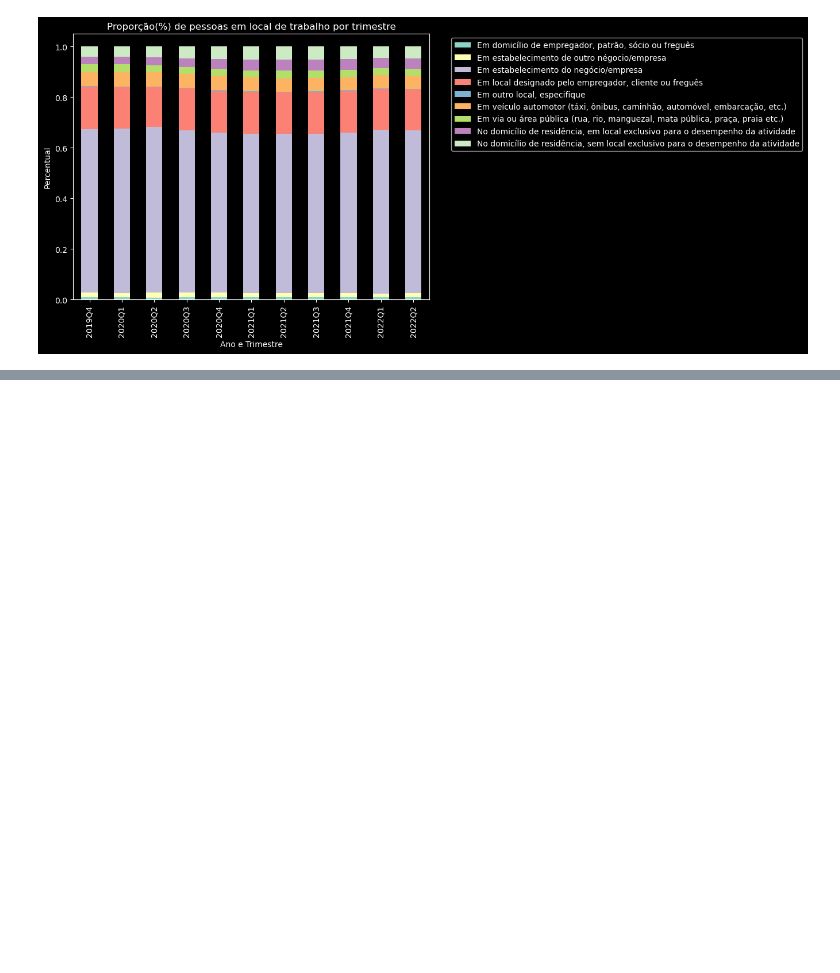
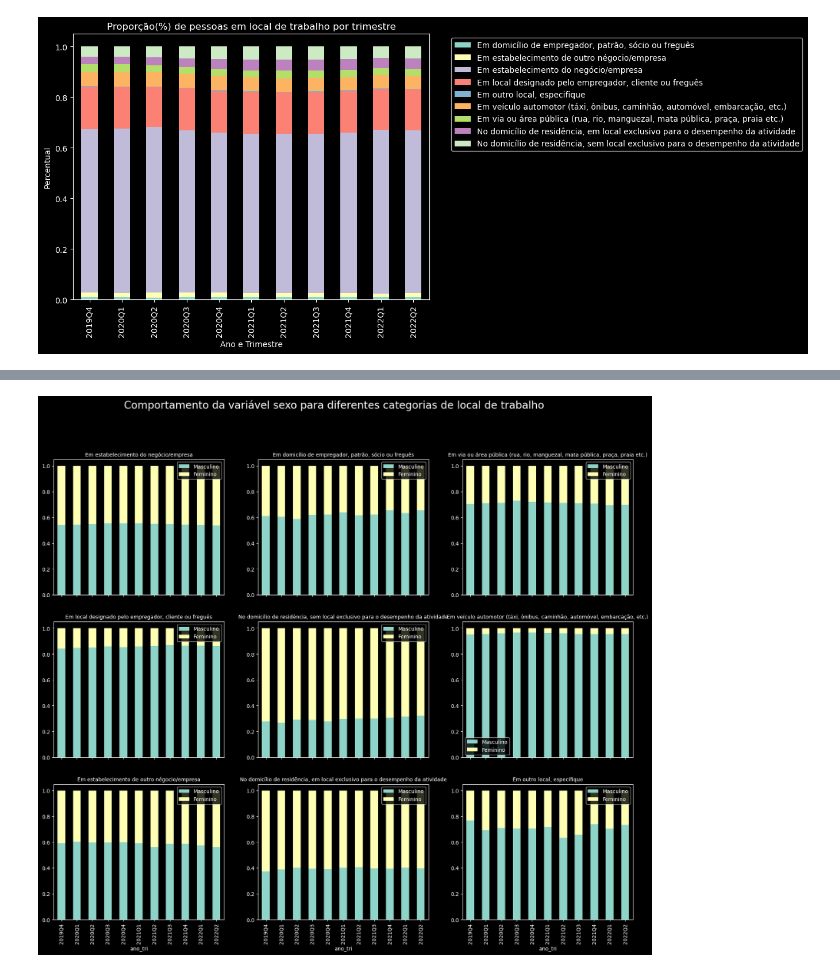
Before and after one commit to msbrasil/Mercado-de-Trabalho-Remoto, a Jupyter notebook: Local de Trabalho.ipynb, the cells around one changed output, grey strips where cells are left out. Saved outputs shown, nothing was run; the diff lists cells and outputs as text; code cells hidden in the pictures; blank space fills up the shorter version.

Commit message:
Gráficos e novos TODOs
Gráfico para a variável sexo e raça e novas tarefas

```diff
--- a/Local de Trabalho.ipynb
+++ b/Local de Trabalho.ipynb
@@ -370,0 +374,7 @@ plt.show()
+# %%
+local_trabalho_sexo = pd.crosstab(index=pnadc_completa['ano_tri'],
+                            columns=[pnadc_completa['V4022'], pnadc_completa['V2007']],
+                            values=(pnadc_completa['V1029']*pnadc_completa['posest'])/pnadc_completa['V1029'],
+                            aggfunc='sum')
+
+local_trabalho_sexo
@@ -370,0 +398,30 @@ plt.show()
+# %%
+categorias_local = pnadc_completa['V4022'].dropna().unique()
+categorias_local
+categorias_plot = pd.DataFrame({'V4022': categorias_local, 'coluna':[0,0,0,1,1,1,2,2,2], 'linha':[0,1,2,0,1,2,0,1,2]})
+# %%
+fig, axes = plt.subplots(3, 3, figsize=(20, 16), sharex=True)
+
+fig.suptitle('Comportamento da variável sexo para diferentes categorias de local de trabalho', size=20) #Título para a figura toda
+for i in range(0, 9):
+
+    local_trabalho_sexo = pd.crosstab(index=pnadc_completa.where(pnadc_completa['V4022']==categorias_plot['V4022'][i])['ano_tri'],
+                            columns=[pnadc_completa.where(pnadc_completa['V4022']==categorias_plot['V4022'][i])['V4022'],
+                                        pnadc_completa.where(pnadc_completa['V4022']==categorias_plot['V4022'][i])['V2007']],
+                            values=(pnadc_completa.where(pnadc_completa['V4022']==categorias_plot['V4022'][i])['V1029'] * \
+                                        pnadc_completa.where(pnadc_completa['V4022']==categorias_plot['V4022'][i])['posest']) / \
+                                        pnadc_completa.where(pnadc_completa['V4022']==categorias_plot['V4022'][i])['V1029'],
+                            aggfunc='sum',
+                            normalize='index')
+
+    local_trabalho_sexo.columns = ['Masculino', 'Feminino']
+
+    (local_trabalho_sexo).plot(ax=axes[categorias_plot['coluna'][i],categorias_plot['linha'][i]], kind='bar', stacked=True, title=categorias_plot['V4022'][i])
+    axes[categorias_plot['coluna'][i],categorias_plot['linha'][i]].set_title(categorias_plot['V4022'][i], size=10)
+    #axes[categorias_plot['coluna'][i],categorias_plot['linha'][i]].set_xticklabels(fontsize=12, rotation=45)
+    #axes[categorias_plot['coluna'][i],categorias_plot['linha'][i]].set_xlabel('Ano e Trimestre', size=12)
+    #axes[categorias_plot['coluna'][i],categorias_plot['linha'][i]].set_ylabel('Quantidade de Pessoas (Milhões)', size=12)
+
+plt.show()
+# %% [output]
+[figure, added]
```
Also changed, not shown: parts of 12 cells of this notebook, 2 other files.
